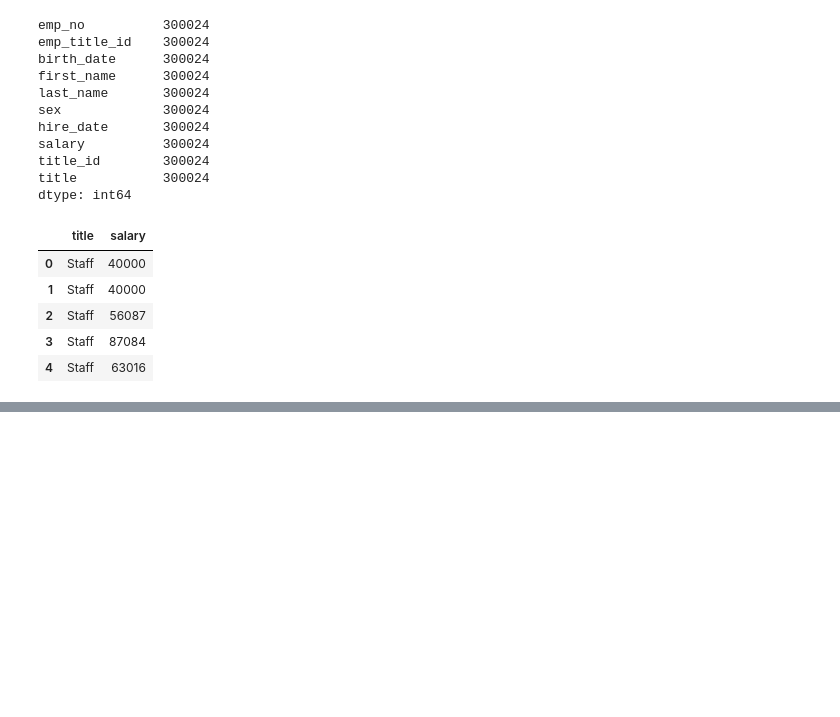
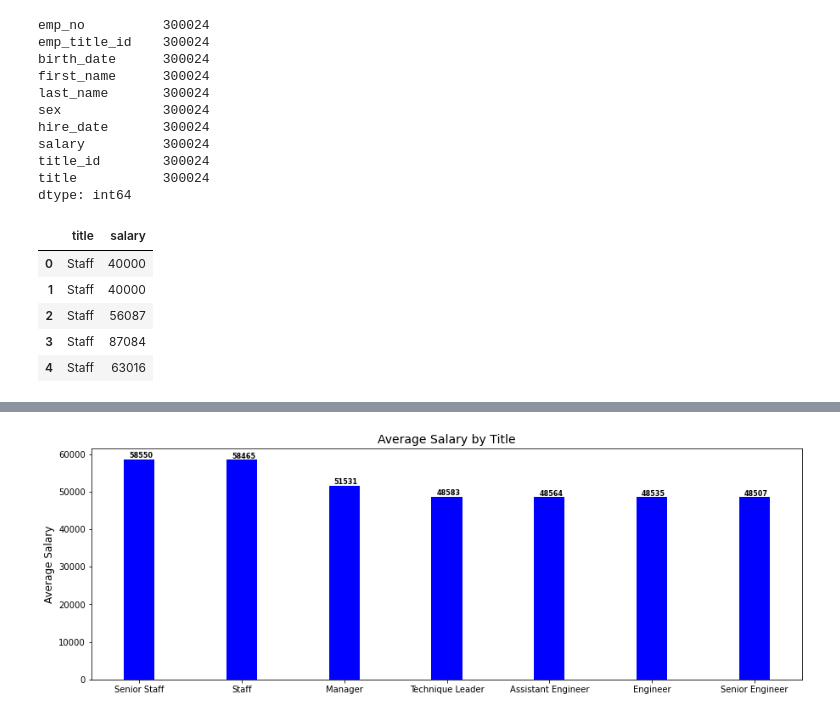
Before and after one commit to lcswsher/SQL_Challenge, a Jupyter notebook: EmployeeSQL/SQL_Challenge_Pandas_Exercise.ipynb, the cells around one changed output, grey strips where cells are left out. Saved outputs shown, nothing was run; the diff lists cells and outputs as text; code cells hidden in the pictures; blank space fills up the shorter version.

```diff
--- a/EmployeeSQL/SQL_Challenge_Pandas_Exercise.ipynb
+++ b/EmployeeSQL/SQL_Challenge_Pandas_Exercise.ipynb
@@ -97,0 +109,15 @@ Name: salary, dtype: float64
+# %%
+plt.figure(figsize=(15,5))
+y_axis = salary_title_mean.sort_values(by = 'salary', ascending = False)["salary"]
+x_axis = salary_title_mean.sort_values(by = 'salary', ascending = False).index
+plt.bar(x_axis, y_axis,color='blue', width = 0.3, align="center")
+plt.ylabel('Average Salary', fontsize = 12)
+plt.xlabel('')
+plt.title('Average Salary by Title', fontsize = 14)
+plt.xticks(fontsize = 10)
+plt.yticks(fontsize = 10)
+for index,data in enumerate(y_axis):
+    plt.text(x=index-.10, y=data+400, s=f"{format((data),'.0f')}", fontdict=dict(fontsize=8), weight="bold")
+plt.show()
+# %% [output]
+[figure, added]
```
Also changed, not shown: parts of 4 cells of this notebook, 2 other files.
